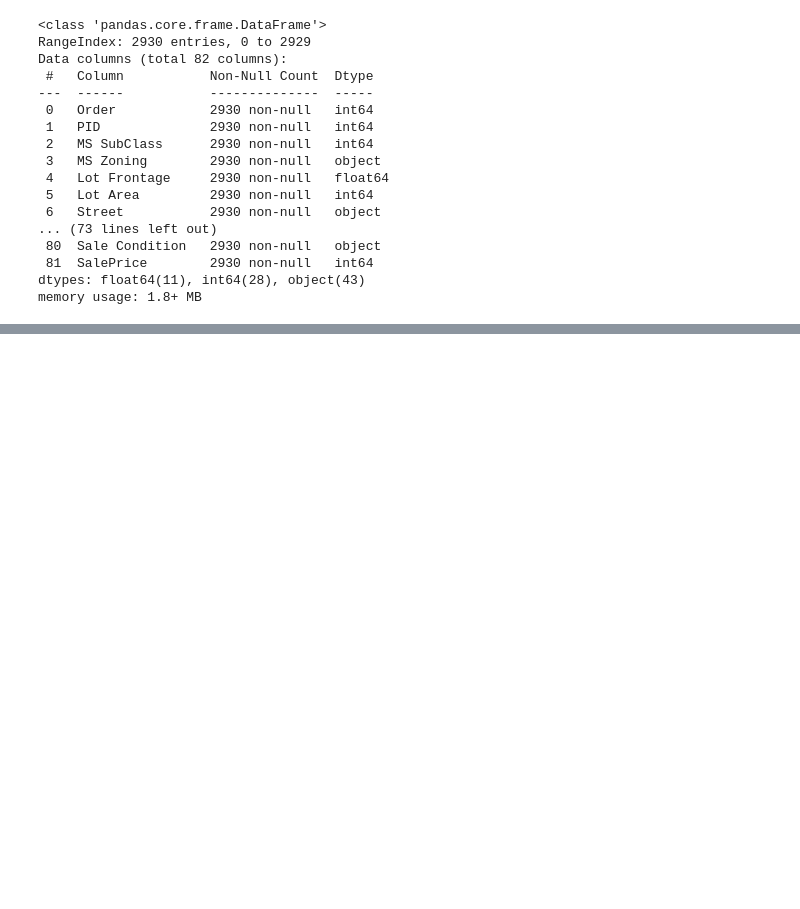
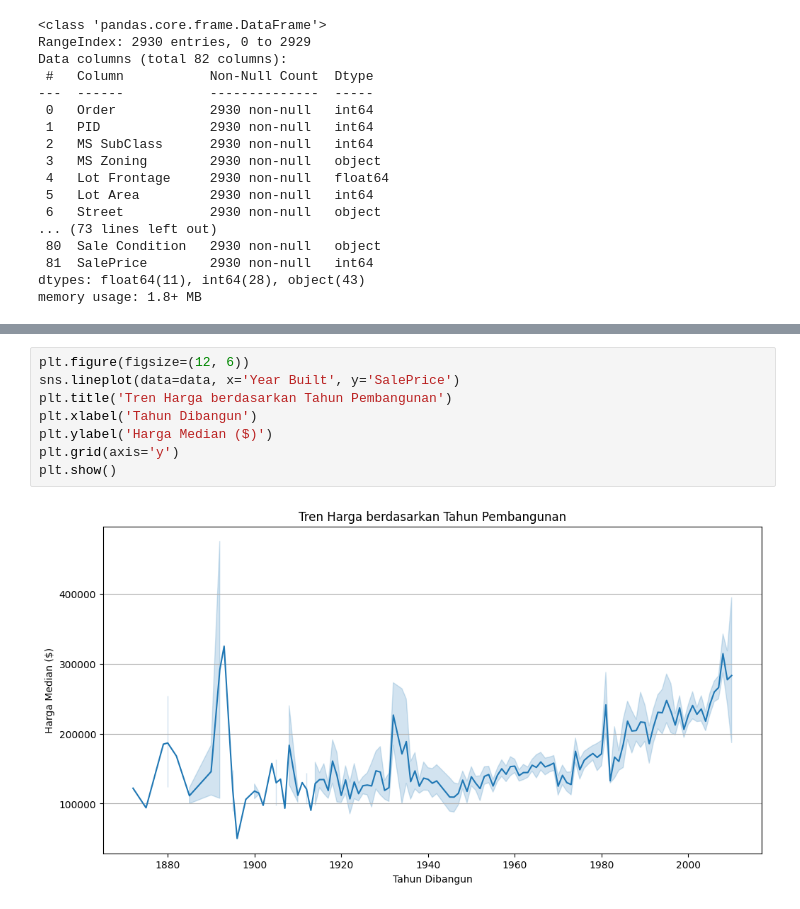
Before and after one commit to SuwandiRamadhan/Bootcamp-AI, a Jupyter notebook: Weekly Assignment/ames_housing.ipynb, the cells around one changed output, grey strips where cells are left out. Cells and saved outputs as stored; diff of their text form; blank space fills up the shorter version.

```diff
--- a/Weekly Assignment/ames_housing.ipynb
+++ b/Weekly Assignment/ames_housing.ipynb
@@ -146,0 +174,10 @@ memory usage: 1.8+ MB
+# %%
+plt.figure(figsize=(12, 6))
+sns.lineplot(data=data, x='Year Built', y='SalePrice')
+plt.title('Tren Harga berdasarkan Tahun Pembangunan')
+plt.xlabel('Tahun Dibangun')
+plt.ylabel('Harga Median ($)')
+plt.grid(axis='y')
+plt.show()
+# %% [output]
+[figure, added]
```
Also changed, not shown: parts of 4 cells of this notebook.
